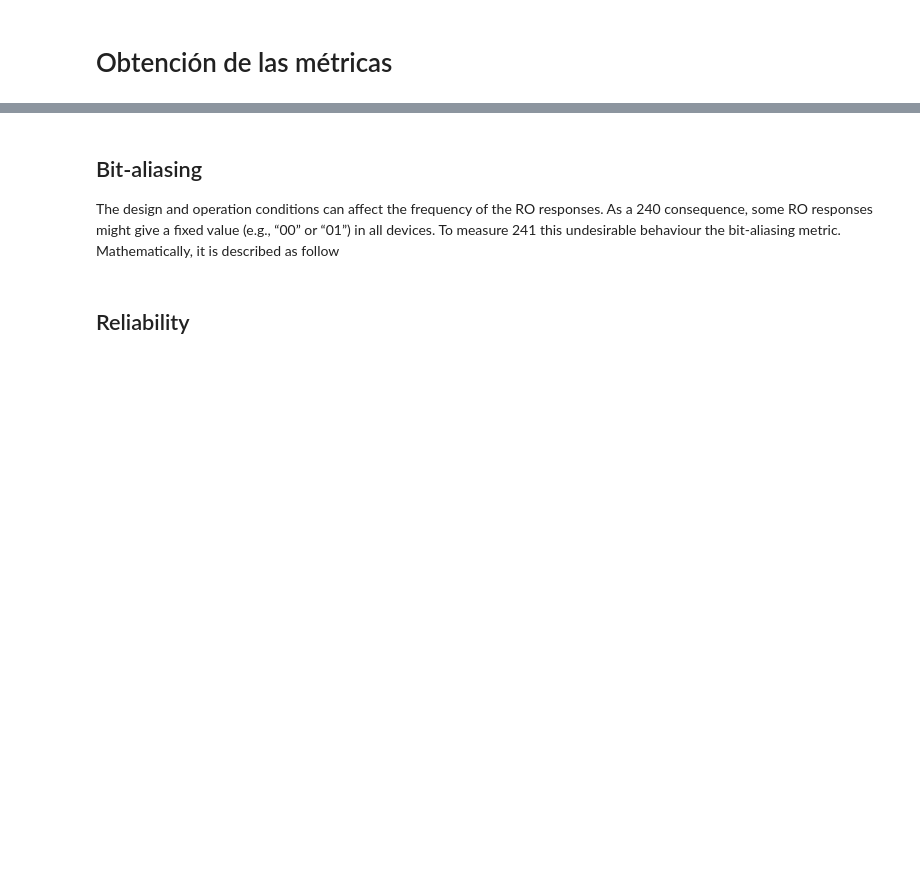
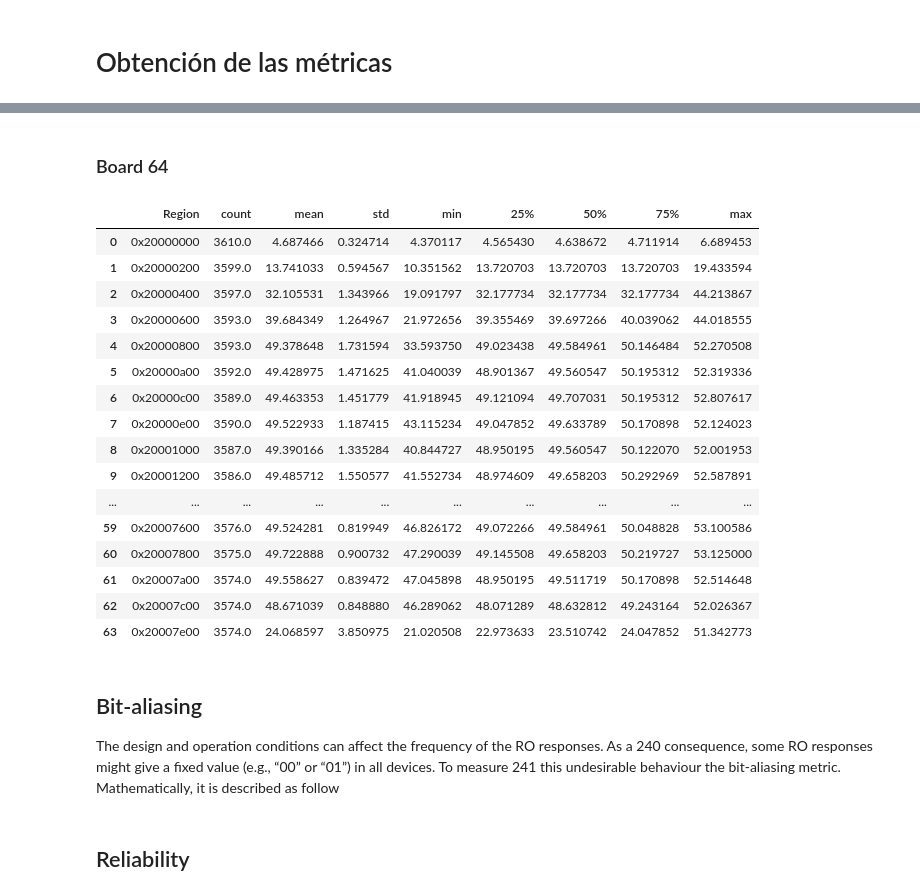
Before and after one commit to servinagrero/SRAM_PUF, a Jupyter notebook: src/jupyter/main.ipynb, the cells around one changed output, grey strips where cells are left out. Cells and saved outputs as stored; diff of their text form; code cells hidden in the pictures; blank space fills up the shorter version.

```diff
--- a/src/jupyter/main.ipynb
+++ b/src/jupyter/main.ipynb
@@ -124,0 +166,22 @@ uniformity_summary_df
+# %% [markdown]
+### Board 64
+# %%
+summaries_dict['64']
+# %% [output]
+|  | Region | count | mean | std | min | 25% | 50% | 75% | max |
+| 0 | 0x20000000 | 3610.0 | 4.687466 | 0.324714 | 4.370117 | 4.565430 | 4.638672 | 4.711914 | 6.689453 |
+| 1 | 0x20000200 | 3599.0 | 13.741033 | 0.594567 | 10.351562 | 13.720703 | 13.720703 | 13.720703 | 19.433594 |
+| 2 | 0x20000400 | 3597.0 | 32.105531 | 1.343966 | 19.091797 | 32.177734 | 32.177734 | 32.177734 | 44.213867 |
+| 3 | 0x20000600 | 3593.0 | 39.684349 | 1.264967 | 21.972656 | 39.355469 | 39.697266 | 40.039062 | 44.018555 |
+| 4 | 0x20000800 | 3593.0 | 49.378648 | 1.731594 | 33.593750 | 49.023438 | 49.584961 | 50.146484 | 52.270508 |
+| 5 | 0x20000a00 | 3592.0 | 49.428975 | 1.471625 | 41.040039 | 48.901367 | 49.560547 | 50.195312 | 52.319336 |
+| 6 | 0x20000c00 | 3589.0 | 49.463353 | 1.451779 | 41.918945 | 49.121094 | 49.707031 | 50.195312 | 52.807617 |
+| 7 | 0x20000e00 | 3590.0 | 49.522933 | 1.187415 | 43.115234 | 49.047852 | 49.633789 | 50.170898 | 52.124023 |
+| 8 | 0x20001000 | 3587.0 | 49.390166 | 1.335284 | 40.844727 | 48.950195 | 49.560547 | 50.122070 | 52.001953 |
+| 9 | 0x20001200 | 3586.0 | 49.485712 | 1.550577 | 41.552734 | 48.974609 | 49.658203 | 50.292969 | 52.587891 |
+| ... | ... | ... | ... | ... | ... | ... | ... | ... | ... |
+| 59 | 0x20007600 | 3576.0 | 49.524281 | 0.819949 | 46.826172 | 49.072266 | 49.584961 | 50.048828 | 53.100586 |
+| 60 | 0x20007800 | 3575.0 | 49.722888 | 0.900732 | 47.290039 | 49.145508 | 49.658203 | 50.219727 | 53.125000 |
+| 61 | 0x20007a00 | 3574.0 | 49.558627 | 0.839472 | 47.045898 | 48.950195 | 49.511719 | 50.170898 | 52.514648 |
+| 62 | 0x20007c00 | 3574.0 | 48.671039 | 0.848880 | 46.289062 | 48.071289 | 48.632812 | 49.243164 | 52.026367 |
+| 63 | 0x20007e00 | 3574.0 | 24.068597 | 3.850975 | 21.020508 | 22.973633 | 23.510742 | 24.047852 | 51.342773 |
```
Also changed, not shown: parts of 12 cells of this notebook, 2 other files.
